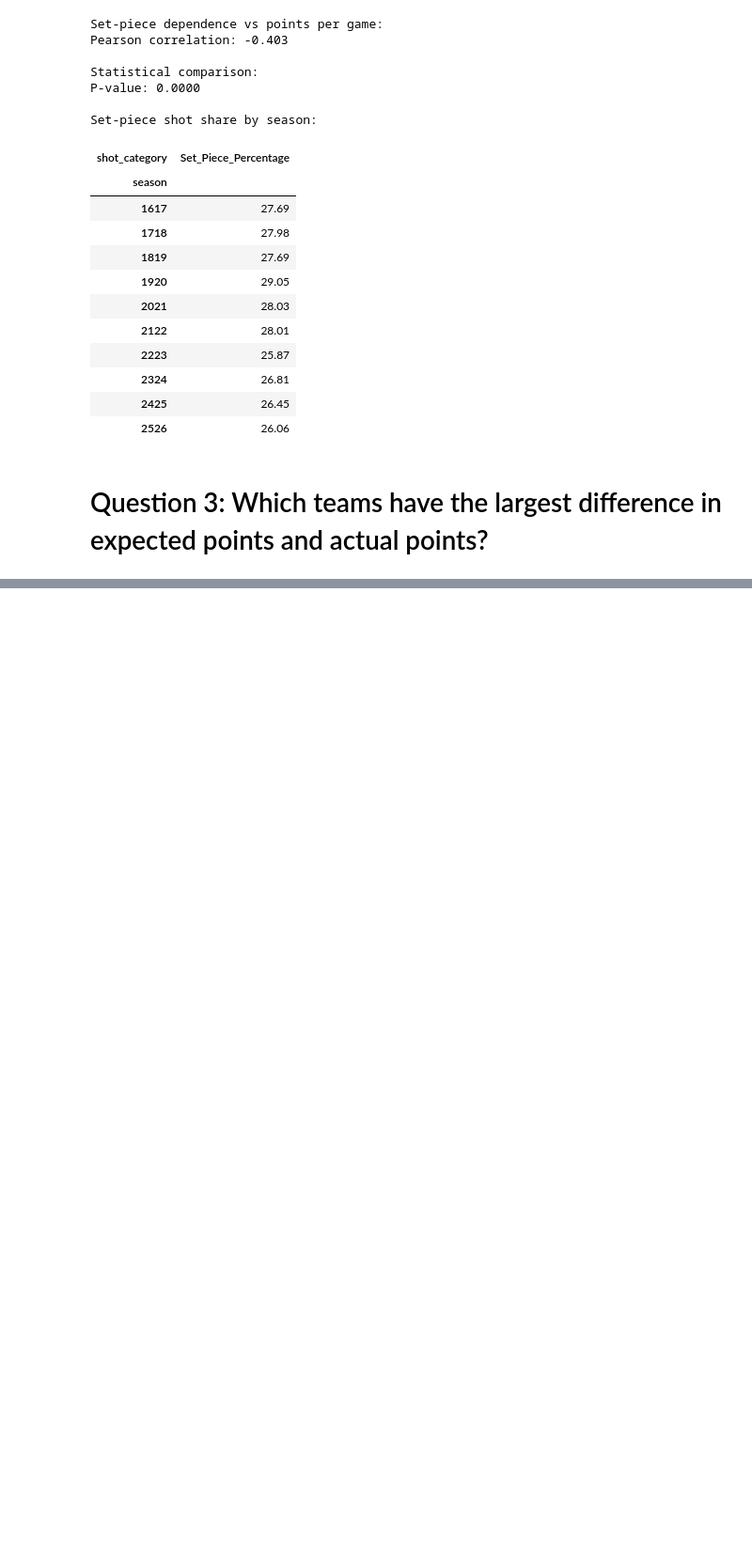
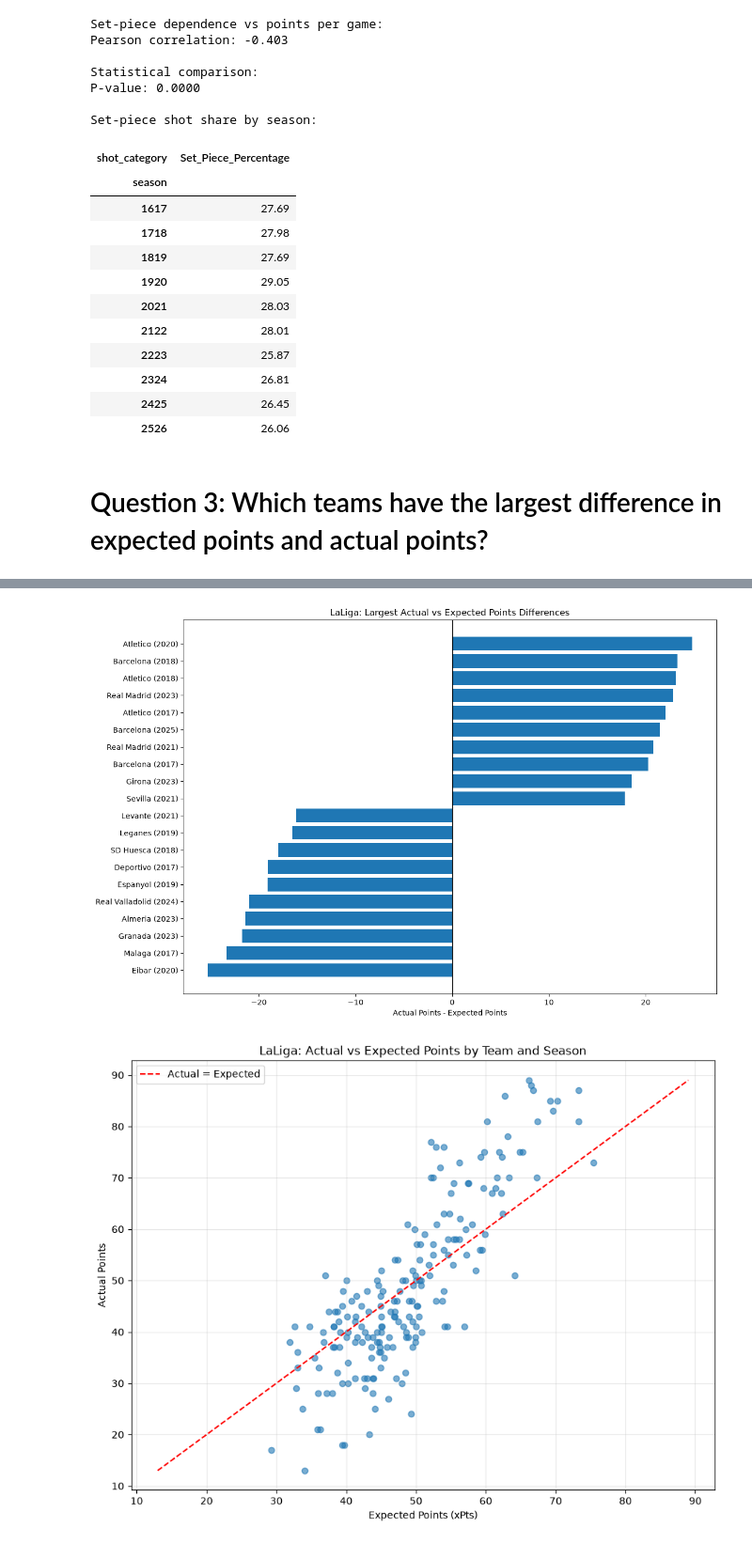
Before and after one commit to PhilipVickery/445FinalProject, a Jupyter notebook: LaLiga.ipynb, the cells around one changed output, grey strips where cells are left out. Shown at 94% size. Drawn from its saved outputs; the diff is of its cells as text; code cells hidden in the pictures; blank space fills up the shorter version.

Commit message:
Add question 3 graphs

```diff
--- a/LaLiga.ipynb
+++ b/LaLiga.ipynb
@@ -805,2 +841,62 @@ Biggest single season finishing overperformers (goals above xG):
 # %%
-#TODO: PLOTS
+# Question 3 Graphs
+
+# Graph 1: Largest actual vs expected points differences
+biggest_over = seasonTable.nlargest(10, "points_diff")
+biggest_under = seasonTable.nsmallest(10, "points_diff")
+compare = pd.concat([biggest_under, biggest_over]).sort_values("points_diff")
+
+plt.figure(figsize=(12, 8))
+plt.barh(compare["team_season"], compare["points_diff"])
+plt.axvline(0, color="black", linewidth=1)
+plt.title("LaLiga: Largest Actual vs Expected Points Differences")
+plt.xlabel("Actual Points - Expected Points")
+plt.tight_layout()
+plt.show()
+
+
+# Graph 2: Actual vs expected points
+plt.figure(figsize=(9, 7))
+plt.scatter(
+    seasonTable["expected_points"],
+    seasonTable["actual_points"],
+    alpha=0.6
+)
+
+limits = [
+    min(seasonTable["expected_points"].min(), seasonTable["actual_points"].min()),
+    max(seasonTable["expected_points"].max(), seasonTable["actual_points"].max())
+]
+
+plt.plot(limits, limits, "r--", label="Actual = Expected")
+plt.title("LaLiga: Actual vs Expected Points by Team and Season")
+plt.xlabel("Expected Points (xPts)")
+plt.ylabel("Actual Points")
+plt.legend()
+plt.grid(alpha=0.3)
+plt.tight_layout()
+plt.show()
+
+
+# Graph 3: Points differences by season
+season_diff = seasonTable.groupby("season")["points_diff"].agg(["mean", "std"])
+
+plt.figure(figsize=(10, 5))
+plt.errorbar(
+    season_diff.index.astype(str),
+    season_diff["mean"],
+    yerr=season_diff["std"],
+    marker="o",
+    capsize=3
+)
+
+plt.axhline(0, color="black", linewidth=1)
+plt.title("LaLiga: Points Over/Underperformance by Season")
+plt.xlabel("Season")
+plt.ylabel("Actual - Expected Points (mean ± standard deviation)")
+plt.grid(alpha=0.3)
+plt.tight_layout()
+plt.show()
+# %% [output]
+[figure, added]
+[figure, added]
```
Also changed, not shown: parts of 2 cells of this notebook.
